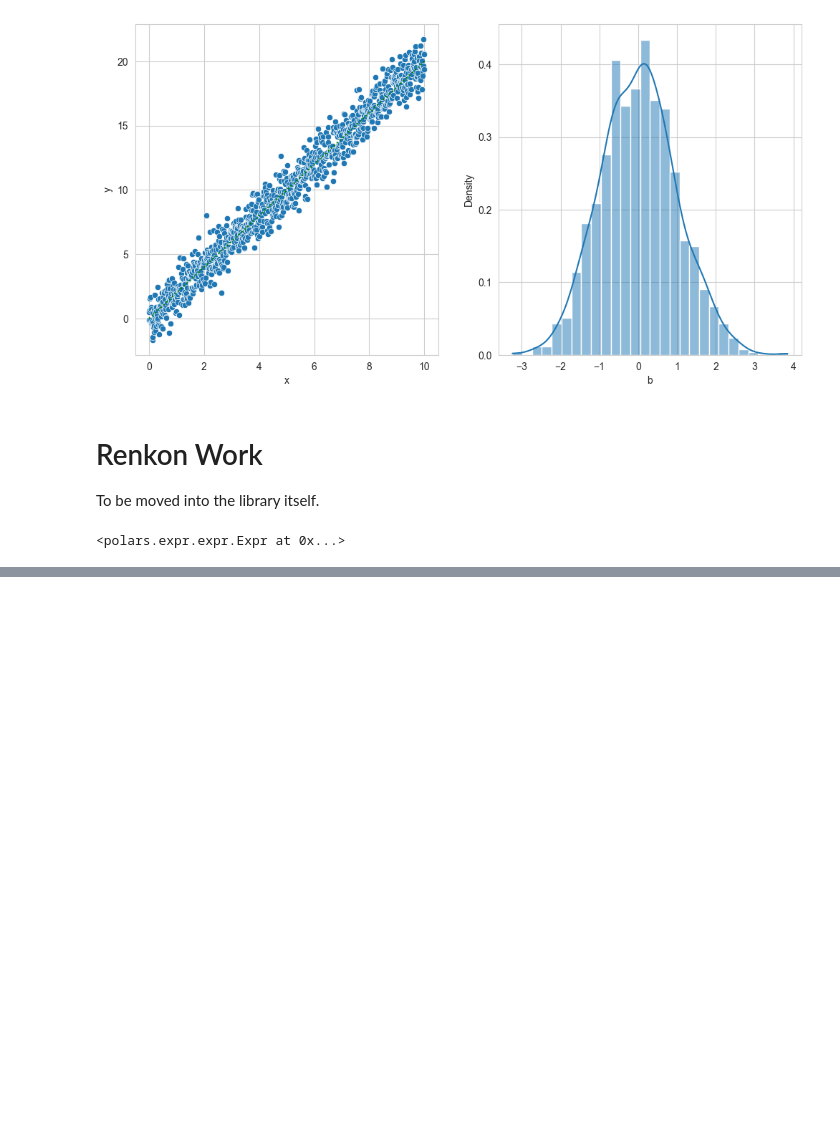
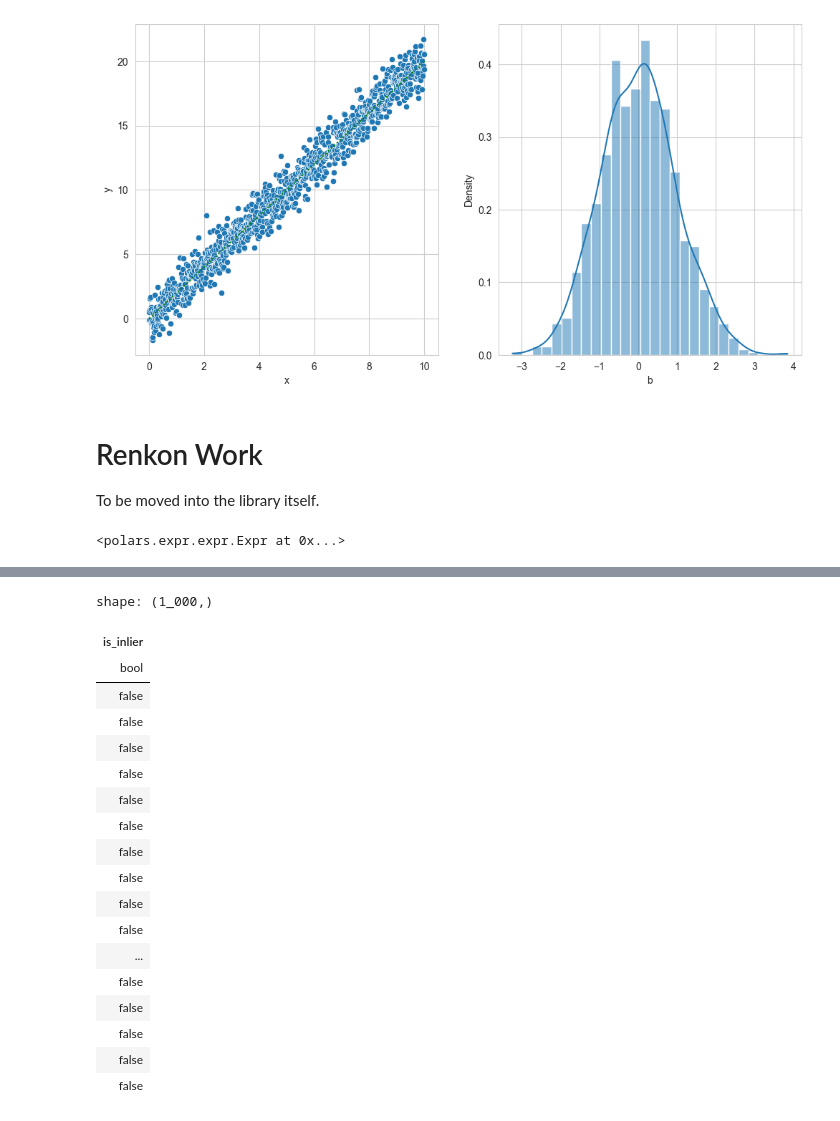
Before and after one commit to DylanLukes/renkon, a Jupyter notebook: notebooks/RANSAC.ipynb, the cells around one changed output, grey strips where cells are left out. Saved outputs shown, nothing was run; the diff lists cells and outputs as text; code cells hidden in the pictures; blank space fills up the shorter version.

```diff
--- a/notebooks/RANSAC.ipynb
+++ b/notebooks/RANSAC.ipynb
@@ -82,0 +104,33 @@ shape: (3, 4)
+# %%
+sample = rk.sample.const(k=50)
+
+# for i in range(MAX_ITER):
+    # 1. Sampling (split into train and test)
+train_df = df.select(pl.col("*").take(sample.indices))
+
+# 2. Fit results.
+model, results = rk.stats.linear_fit(data=train_df, y="y", x="x")
+
+# 3. Check inliers, outliers.
+inlying = results.test_inliers(df)
+inlying
+# %% [output]
+shape: (1_000,)
+| is_inlier |
+| bool |
+| false |
+| false |
+| false |
+| false |
+| false |
+| false |
+| false |
+| false |
+| false |
+| false |
+| ... |
+| false |
+| false |
+| false |
+| false |
+| false |
```
Also changed, not shown: parts of 9 cells of this notebook, 18 other files.
